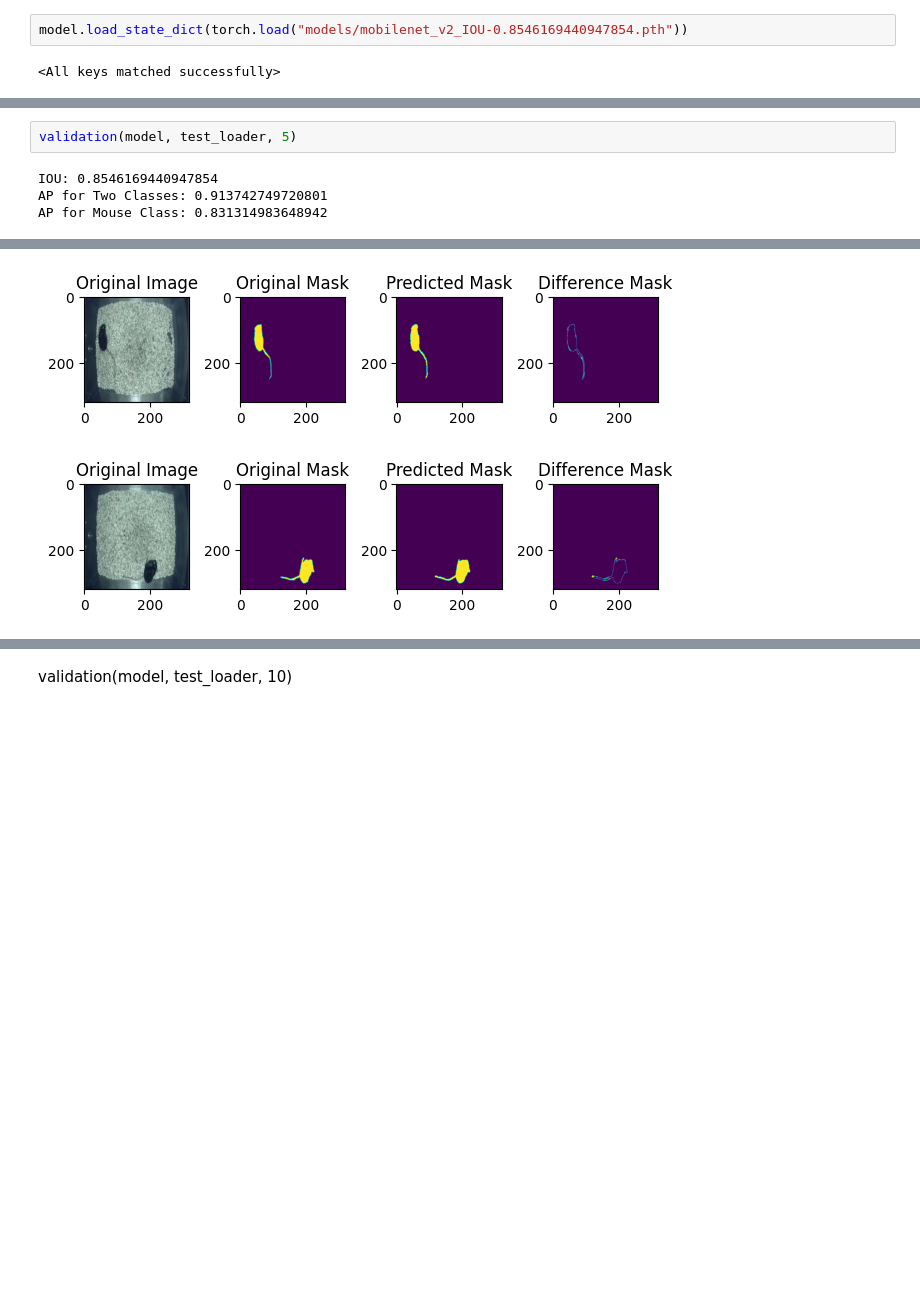
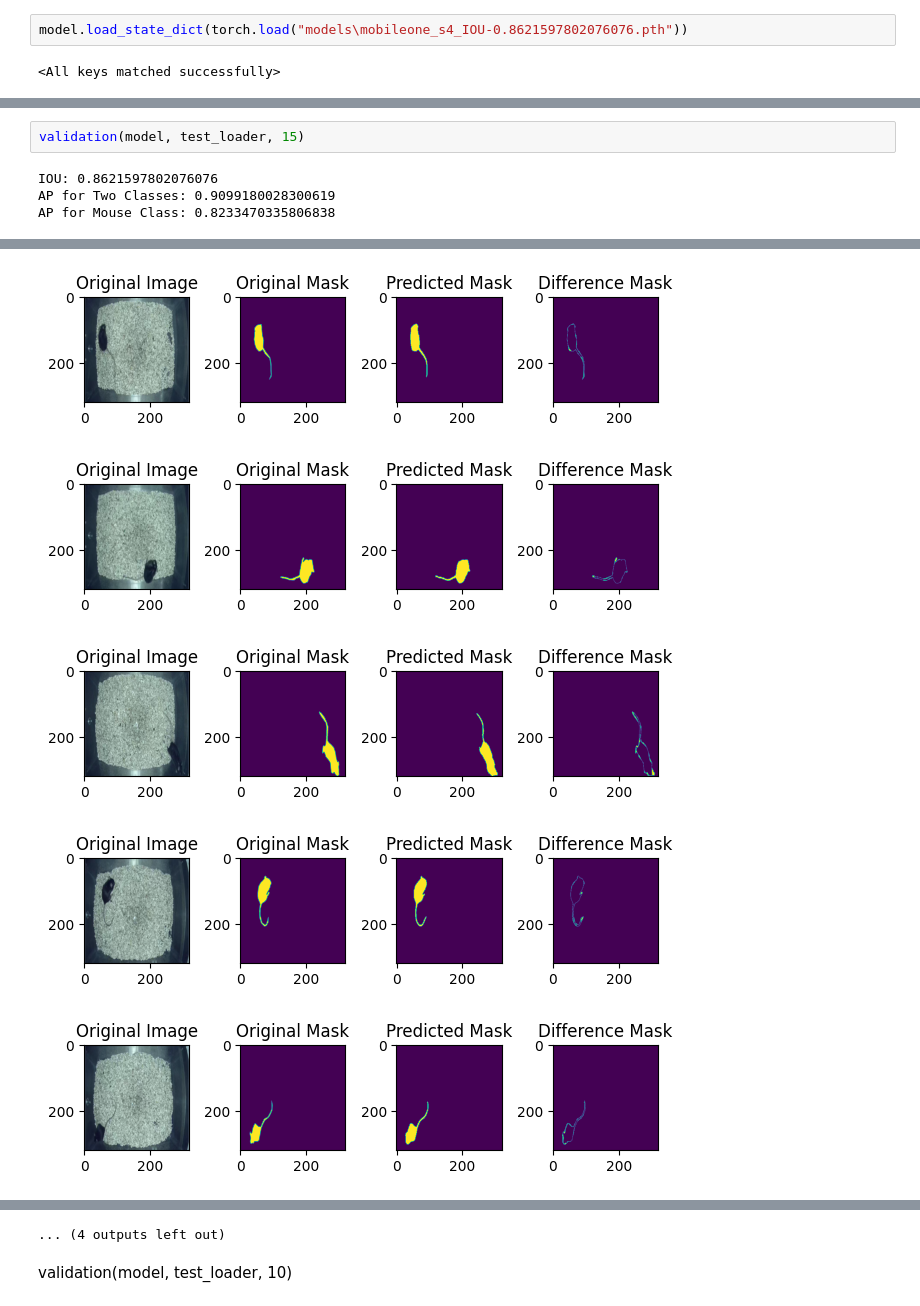
Before and after one commit to EgorLeMeilleur/BMP-mouse-PSU, a Jupyter notebook: main.ipynb, the cells around one changed output, grey strips where cells are left out. Drawn from its saved outputs; the diff is of its cells as text; blank space fills up the shorter version.

```diff
--- a/main.ipynb
+++ b/main.ipynb
@@ -607,7 +618,7 @@ plt.show()
 # %% [markdown]
 ### Evaluation (оценка качества модели)
 # %%
-model.load_state_dict(torch.load("models/mobilenet_v2_IOU-0.8546169440947854.pth"))
+model.load_state_dict(torch.load("models\mobileone_s4_IOU-0.8621597802076076.pth"))
 # %% [output]
 <All keys matched successfully>
 # %%
@@ -634,13 +645,16 @@ AP for Mouse Class: 0.8146469061496754
 [figure]
 [figure]
 # %%
-validation(model, test_loader, 5)
+validation(model, test_loader, 15)
 # %% [output]
-IOU: 0.8546169440947854
-AP for Two Classes: 0.913742749720801
-AP for Mouse Class: 0.831314983648942
+IOU: 0.8621597802076076
+AP for Two Classes: 0.9099180028300619
+AP for Mouse Class: 0.8233470335806838
 [figure]
 [figure]
 [figure]
 [figure]
 [figure]
+[figure, added]
+[figure, added]
+[figure, added]
@@ -647,3 +664,4 @@ AP for Mouse Class: 0.831314983648942
+... (4 outputs left out)
 # %% [markdown]
 validation(model, test_loader, 10)
 # %%
```
Also changed, not shown: parts of 8 cells of this notebook, 1 other file.
